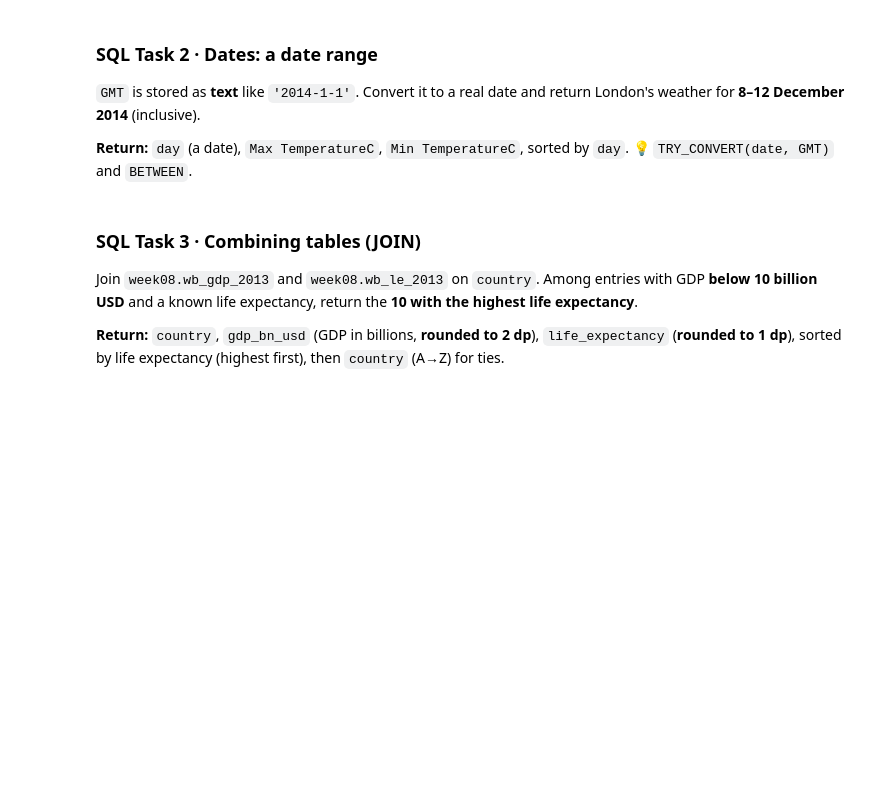
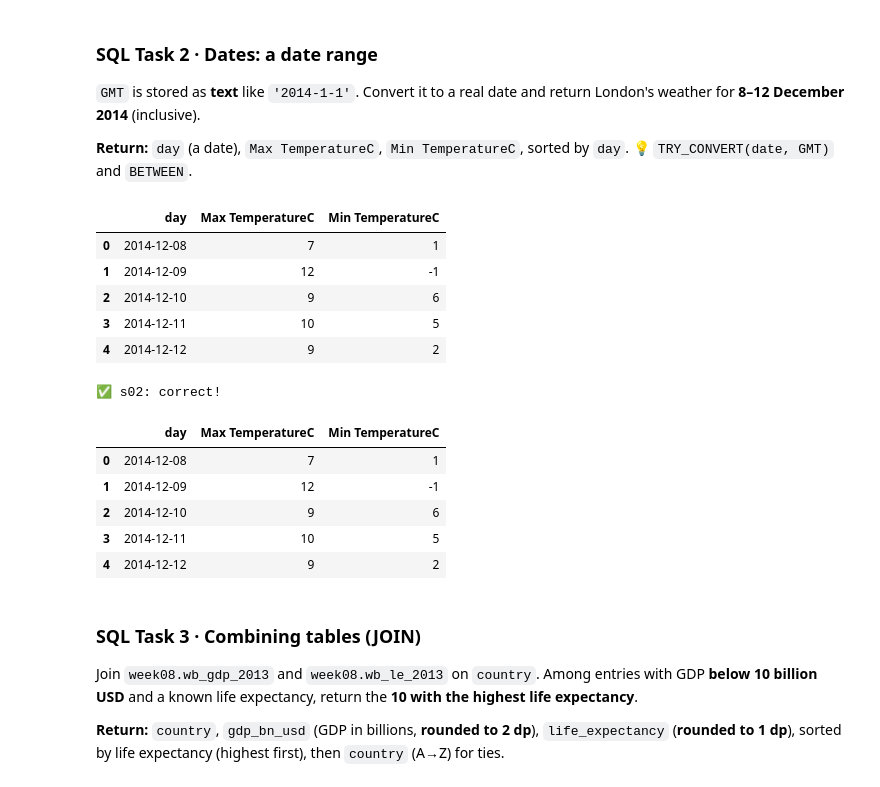
Before and after one commit to Dev-Divine-Peace/DataraFlow, a Jupyter notebook: Week 6/db/Week-7 Take Home.ipynb, the cells around one changed output. Drawn from its saved outputs; the diff is of its cells as text; code cells hidden in the pictures; blank space fills up the shorter version.

```diff
--- a/Week 6/db/Week-7 Take Home.ipynb
+++ b/Week 6/db/Week-7 Take Home.ipynb
@@ -1432,9 +1442,30 @@ p.sql("s01", SQL_01)
 💡 `TRY_CONVERT(date, GMT)` and `BETWEEN`.
 # %%
 SQL_02 = """
-
+SELECT
+    TRY_CONVERT(date, GMT) AS day,
+    [Max TemperatureC],
+    [Min TemperatureC]
+FROM week07.london_2014
+WHERE TRY_CONVERT(date, GMT)
+      BETWEEN '2014-12-08' AND '2014-12-12'
+ORDER BY day;
 """
 p.sql("s02", SQL_02)
+# %% [output]
+|  | day | Max TemperatureC | Min TemperatureC |
+| 0 | 2014-12-08 | 7 | 1 |
+| 1 | 2014-12-09 | 12 | -1 |
+| 2 | 2014-12-10 | 9 | 6 |
+| 3 | 2014-12-11 | 10 | 5 |
+| 4 | 2014-12-12 | 9 | 2 |
+✅ s02: correct!
+|  | day | Max TemperatureC | Min TemperatureC |
+| 0 | 2014-12-08 | 7 | 1 |
+| 1 | 2014-12-09 | 12 | -1 |
+| 2 | 2014-12-10 | 9 | 6 |
+| 3 | 2014-12-11 | 10 | 5 |
+| 4 | 2014-12-12 | 9 | 2 |
 # %% [markdown]
 ### SQL Task 3 · Combining tables (JOIN)
 
```
Also changed, not shown: parts of 6 cells of this notebook.
